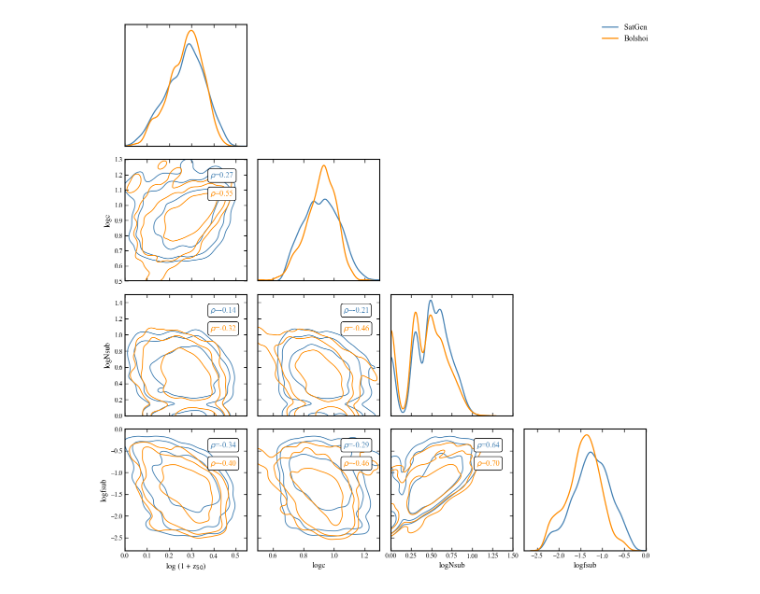
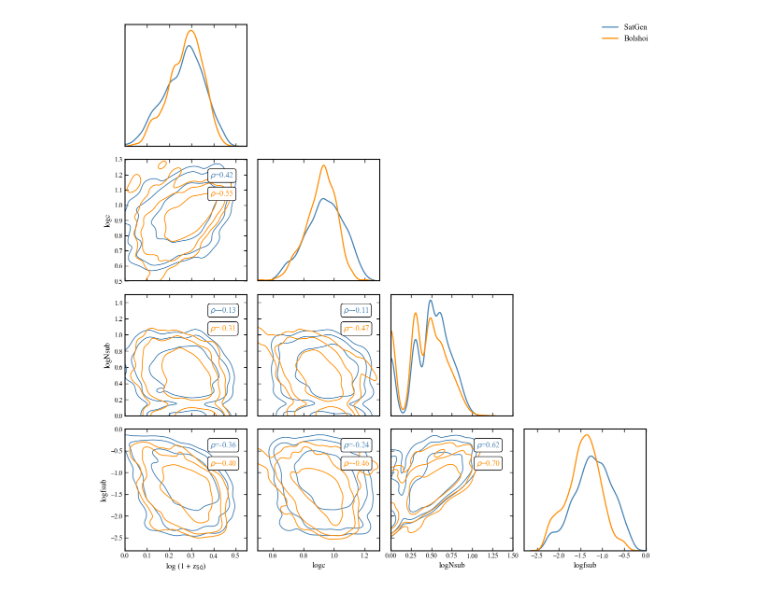
Before and after one commit to jsmonzon/MassSpec, a Jupyter notebook: notebooks/paper3/satgen_bolshoi.ipynb, the cells around one changed output. Drawn from its saved outputs; the diff is of its cells as text; code cells hidden in the pictures.

```diff
--- a/notebooks/paper3/satgen_bolshoi.ipynb
+++ b/notebooks/paper3/satgen_bolshoi.ipynb
@@ -194,4 +197,7 @@ bin_min = 13.1
 bin_max = 13.3
 subsample = bolnorm.df[(bolnorm.df["logMvir"] > bin_min) & (bolnorm.df["logMvir"] < bin_max)]
 bolshoi = subsample[["logMvir", "log1pz50", "logc", "logNsub", "logfsub"]]
+# %%
+vanilla = jsm_ancillary.load_massspec_z0("../../data/bolshoi_rep/cvir_test_new/zhao/", regime="artificial", conctype=None)
+satgen_vanilla = vanilla[["logMvir", "log1pz50", "logc", "logNsub", "logfsub"]]
 # %%
@@ -200,3 +209,10 @@ satgen_zhao = zhao[["logMvir", "log1pz50", "logc", "logNsub", "logfsub"]]
+# %%
+matched_vanilla = vanilla.merge(
+    bolshoi,
+    on="logMvir",
+    how="inner",
+    suffixes=("_sat", "_bol")
+)
 # %%
 matched_zhao = satgen_zhao.merge(
     bolshoi,
@@ -247,7 +234,7 @@ test = plot_corner_with_corr(matched_ludlow)
 # %%
-test = plot_corner_with_corr(matched_fixed_COM)
+test = plot_corner_with_corr(matched_vanilla)
 # %% [output]
-[figure, old version]
+[figure, new version]
 # %%
 # this stuff is based on an older version of the way we compute fsub and Nsub
 ## can still use the DF and alpha model permutations to run our new abundance code but for now lets leave it be.
```
Also changed, not shown: parts of 11 cells of this notebook, 21 other files.
